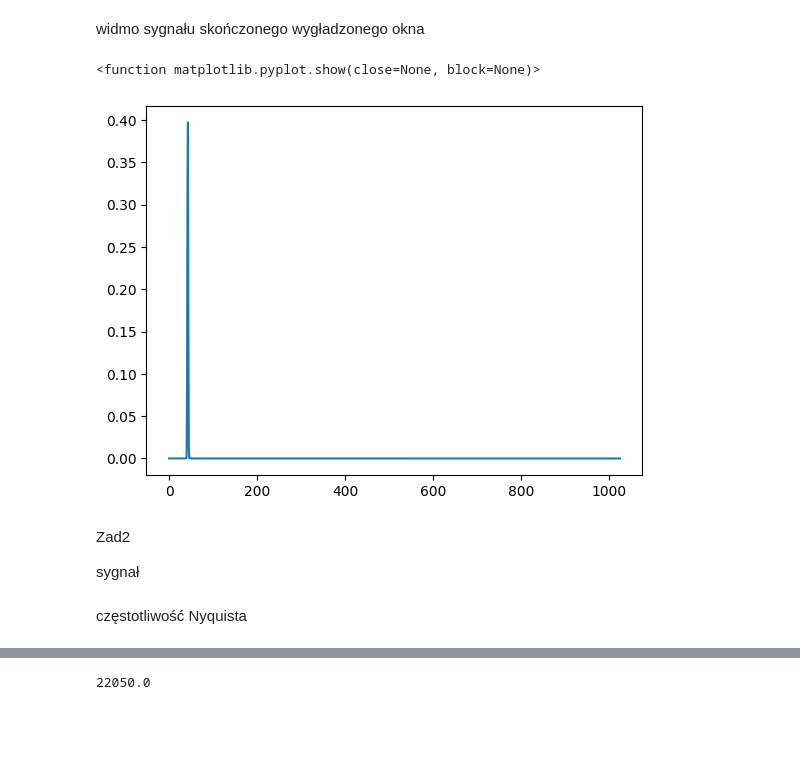
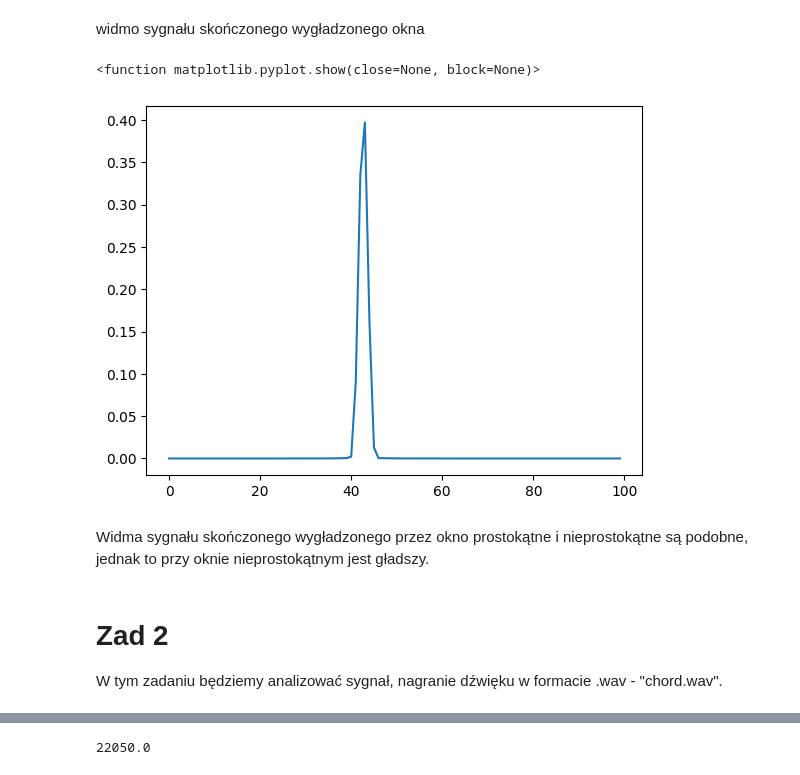
Before and after one commit to tynka022/SignalAnalisis, a Jupyter notebook: lab2/sprawozdanie2MToborek.ipynb, the cells around one changed output, grey strips where cells are left out. Cells and saved outputs as stored; diff of their text form; code cells hidden in the pictures; blank space fills up the shorter version.

```diff
--- a/lab2/sprawozdanie2MToborek.ipynb
+++ b/lab2/sprawozdanie2MToborek.ipynb
@@ -120,17 +122,17 @@ widmo sygnału skończonego wygładzonego okna
 # %%
 wid_no = np.abs(np.fft.rfft(np.blackman(2048) * sinus))/ 1024
 
 fig, ax = plt.subplots()
-ax.plot(wid_no)
+ax.plot(wid_no[0:100])
 plt.show
 # %% [output]
 <function matplotlib.pyplot.show(close=None, block=None)>
-[figure, old version]
+[figure, new version]
-# %% [markdown]
-Zad2
-
-sygnał
+# %% [markdown]
+Widma sygnału skończonego wygładzonego przez okno prostokątne i nieprostokątne są podobne, jednak to przy oknie nieprostokątnym jest gładszy.
+# %% [markdown]
+# Zad 2
+
+W tym zadaniu będziemy analizować sygnał, nagranie dźwięku w formacie .wav - "chord.wav".
 # %%
 rate, sygnal = wavfile.read('chord.wav')
-# %% [markdown]
-częstotliwość Nyquista
```
Also changed, not shown: parts of 23 cells of this notebook.
